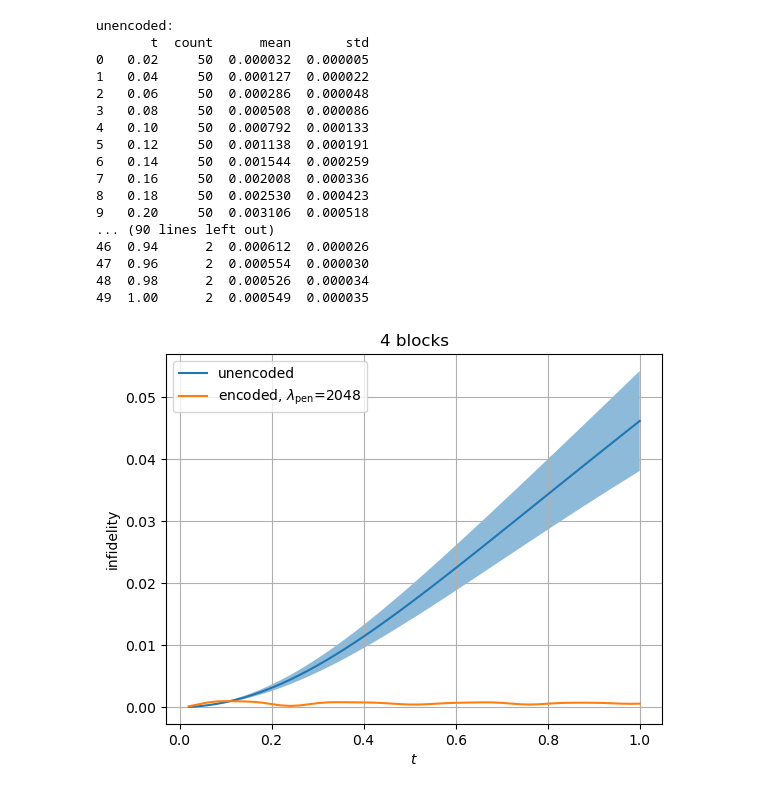
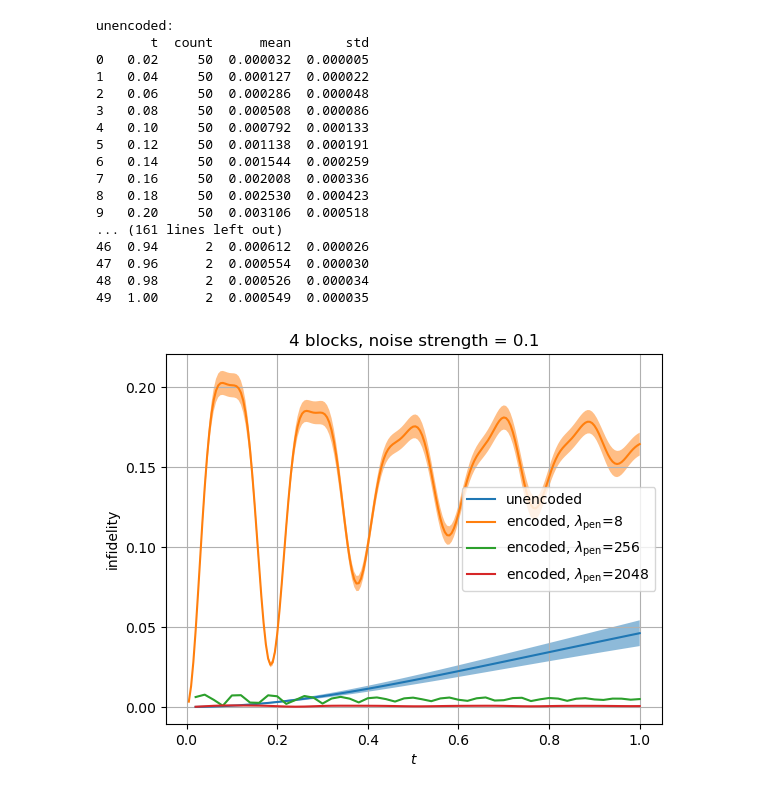
Before and after one commit to sqrta/ErrorSupression, a Jupyter notebook: use-dynamite/data/plot_sweep_time.ipynb, the cells around one changed output. Drawn from its saved outputs; the diff is of its cells as text; code cells hidden in the pictures.

Commit message:
update plot

```diff
--- a/use-dynamite/data/plot_sweep_time.ipynb
+++ b/use-dynamite/data/plot_sweep_time.ipynb
@@ -30,11 +30,14 @@ t_arr = newdf["t"].to_numpy()
 mean_arr = newdf["mean"].to_numpy()
 std_arr = newdf["std"].to_numpy()
 
-plt.plot(t_arr, mean_arr, label=f'unencoded')
+# plt.errorbar(t_arr, mean_arr, yerr=std_arr,
+#              label="unencoded",
+#              fmt='o', markersize=3, zorder=2)
+plt.plot(t_arr, mean_arr, label='unencoded')
 plt.fill_between(t_arr, mean_arr + std_arr, mean_arr - std_arr, alpha = 0.5)
 
 ##### encoded #####
-for lamb in [2048]:
+for lamb in [8, 256, 2048]:
     data_t, data_seed, data_infidelity = [], [], []
 
     f = open(f"sweep_time_4blocks_noise=0.1_lamb={lamb}.txt")
@@ -59,34 +62,39 @@ for lamb in [2048]:
     print("\n")
     t_arr = newdf["t"].to_numpy()
     mean_arr = newdf["mean"].to_numpy()
     std_arr = newdf["std"].to_numpy()
 
+    # plt.errorbar(t_arr, mean_arr, yerr=std_arr,
+    #              label=r"encoded, $\lambda_{\mathrm{pen}}$=" + f"{lamb}",
+    #              fmt='o', markersize=3, zorder=2)
     plt.plot(t_arr, mean_arr, label=r"encoded, $\lambda_{\mathrm{pen}}$=" + f"{lamb}")
     plt.fill_between(t_arr, mean_arr + std_arr, mean_arr - std_arr, alpha = 0.5)
 
 plt.xlabel(r"$t$")
 plt.ylabel("infidelity")
-plt.title("4 blocks")
-plt.legend(loc='upper left')
+# plt.yscale("log")
+plt.title("4 blocks, noise strength = 0.1")
+plt.legend()
+# plt.legend(loc='upper left')
 plt.grid()
 plt.savefig("sweep_time_4blocks_noise=0.1.pdf", format="pdf", bbox_inches="tight")
 plt.show()
 # %% [output]
 unencoded:
        t  count      mean       std
 0   0.02     50  0.000032  0.000005
 1   0.04     50  0.000127  0.000022
 2   0.06     50  0.000286  0.000048
 3   0.08     50  0.000508  0.000086
 4   0.10     50  0.000792  0.000133
 5   0.12     50  0.001138  0.000191
 6   0.14     50  0.001544  0.000259
 7   0.16     50  0.002008  0.000336
 8   0.18     50  0.002530  0.000423
 9   0.20     50  0.003106  0.000518
-... (90 lines left out)
+... (161 lines left out)
 46  0.94      2  0.000612  0.000026
 47  0.96      2  0.000554  0.000030
 48  0.98      2  0.000526  0.000034
 49  1.00      2  0.000549  0.000035
-[figure, old version]
+[figure, new version]
```
